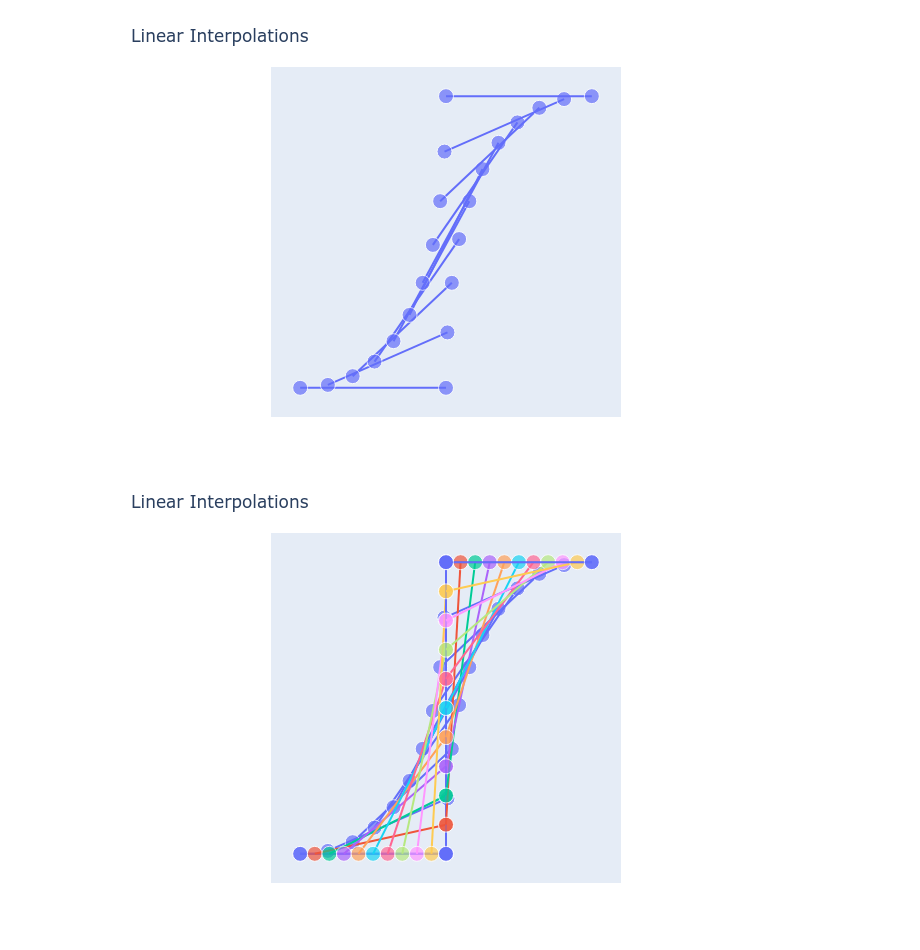
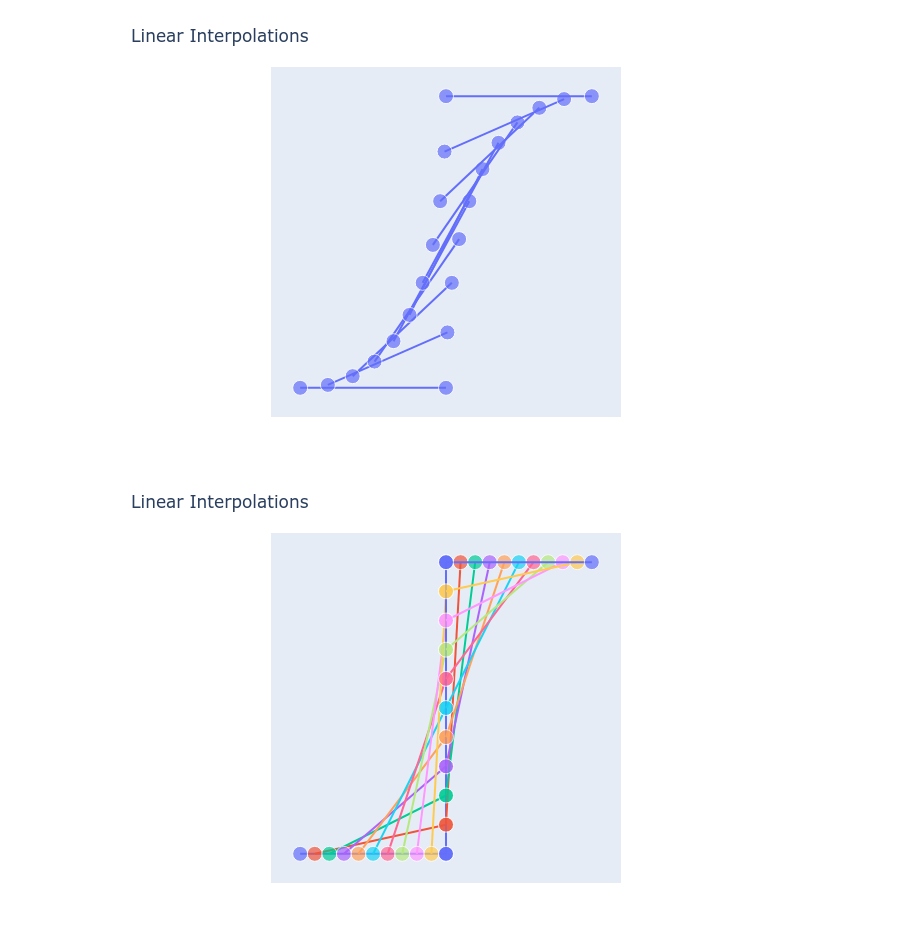
Before and after one commit to EvanLavender13/graphics, a Jupyter notebook: bezier-curves/bezier-curve.ipynb, the cells around one changed output. Saved outputs shown, nothing was run; the diff lists cells and outputs as text; code cells hidden in the pictures.

```diff
--- a/bezier-curves/bezier-curve.ipynb
+++ b/bezier-curves/bezier-curve.ipynb
@@ -128,11 +128,13 @@ fig.show("png")
 # %% [output]
 [figure]
 # %%
+fig.data = []
+
 plot_quadratic(fig, n_segments, control_points[0:3])
 plot_quadratic(fig, n_segments, control_points[1:4])
 
 fig.update_traces(connectgaps=False)
 fig.update_layout(title="Linear Interpolations")
 fig.show("png")
 # %% [output]
-[figure, old version]
+[figure, new version]
```
Also changed, not shown: parts of 4 cells of this notebook, 1 other file.
